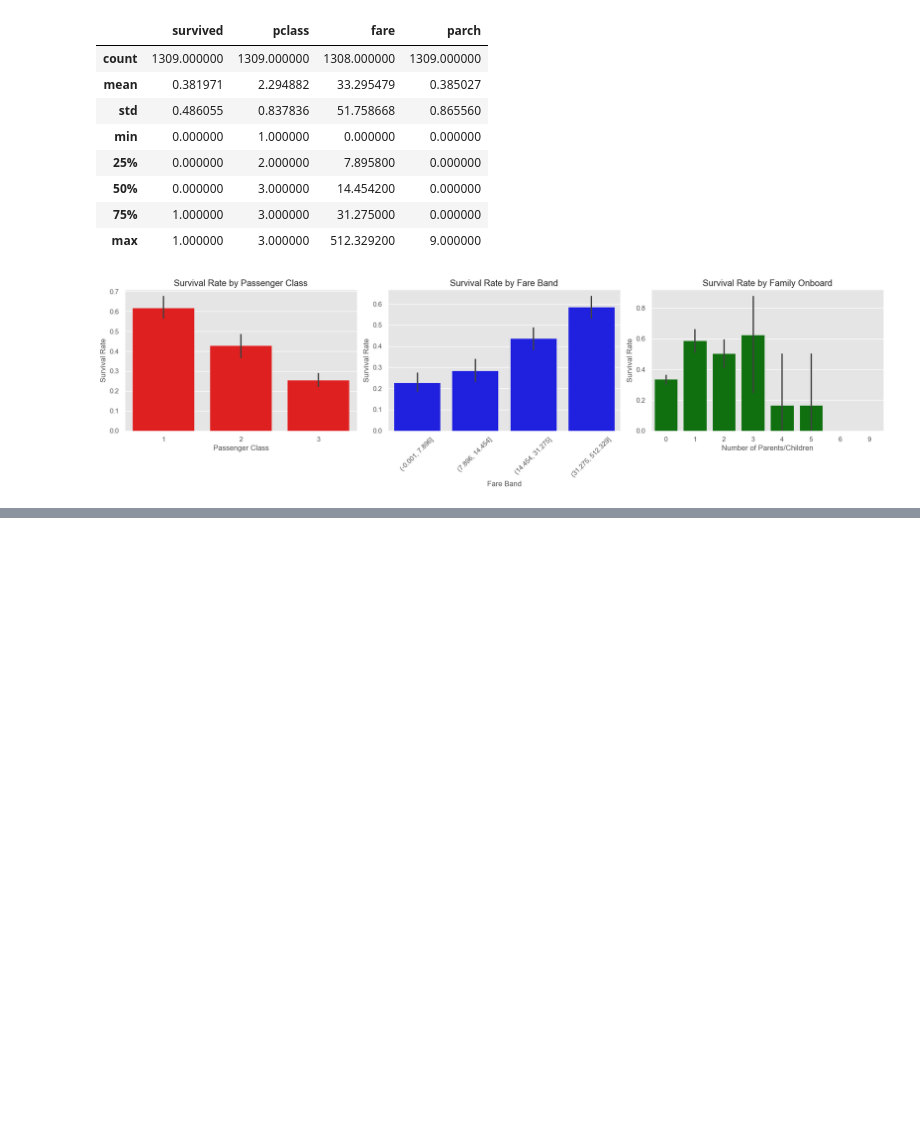
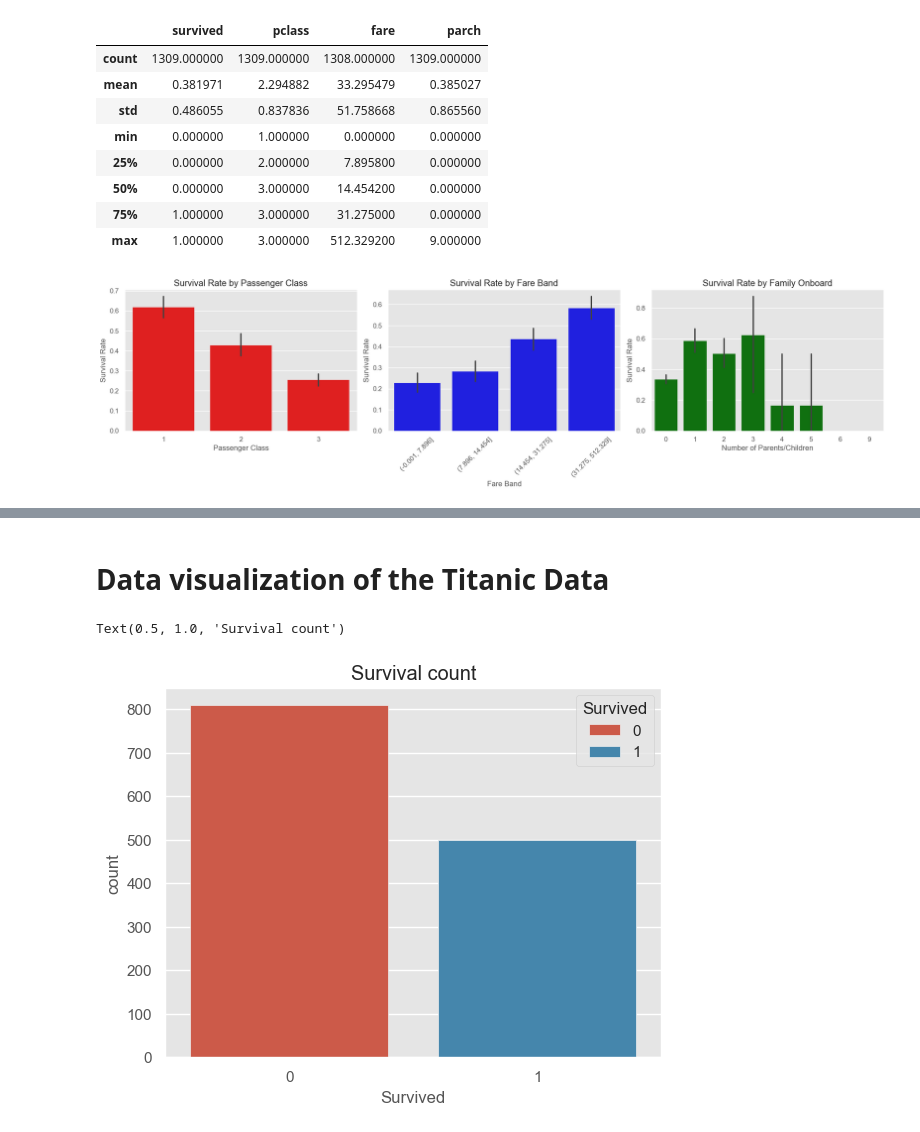
Before and after one commit to Joy-ne-r/CSAA-Python-for-Data-Science, a Jupyter notebook: notebooks/Data_wrangling.ipynb, the cells around one changed output, grey strips where cells are left out. Saved outputs shown, nothing was run; the diff lists cells and outputs as text; code cells hidden in the pictures; blank space fills up the shorter version.

```diff
--- a/notebooks/Data_wrangling.ipynb
+++ b/notebooks/Data_wrangling.ipynb
@@ -706,0 +718,4 @@ plt.show()
+# %%
+#Creating a copy of thr new data
+titanic_data_copy = titanic_data.copy()
+titanic_data_copy
@@ -706,0 +736,6 @@ plt.show()
+# %%
+#Rename a column in the list df
+titanic_data_copy.rename(columns={"sex":"gender"},inplace=True)
+#Capitalizing the 1st letter of the column names using ".capitalize",".upper"-all uppercase & ".lower"-all lowercase
+titanic_data_copy.columns = titanic_data_copy.columns.str.capitalize()
+titanic_data_copy.columns
@@ -706,0 +835,9 @@ plt.show()
+# %% [markdown]
+# Data visualization of the Titanic Data
+# %%
+#Ploting a count plot, count vs column
+sns.countplot(x="Survived", data=titanic_data_copy, hue="Survived")
+plt.title("Survival count")
+# %% [output]
+Text(0.5, 1.0, 'Survival count')
+[figure, added]
```
Also changed, not shown: parts of 18 cells of this notebook.
